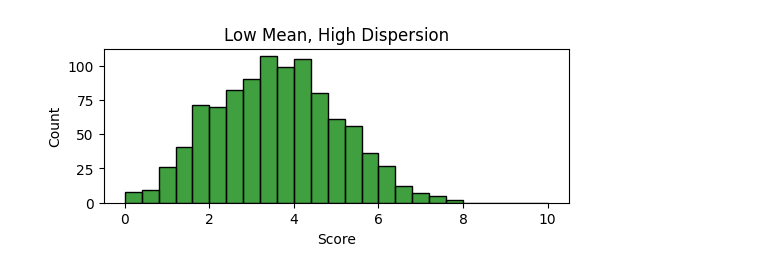
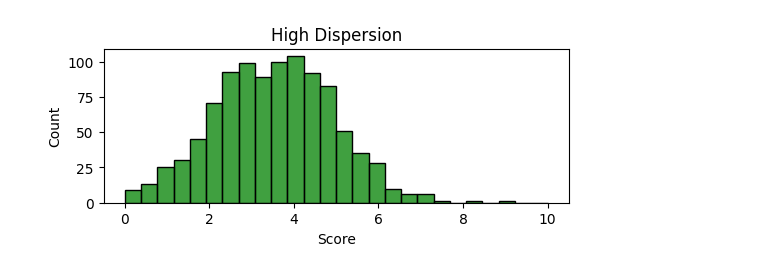
Before and after one commit to HassanAlgoz/AAI, a Jupyter notebook: draw/figure_dispersion.ipynb, the cells around one changed output. Drawn from its saved outputs; the diff is of its cells as text; code cells hidden in the pictures.

```diff
--- a/draw/figure_dispersion.ipynb
+++ b/draw/figure_dispersion.ipynb
@@ -21,15 +6,15 @@ ax.set(title="High Mean, Low Dispersion");
 # %%
 # Generate data
 scores = np.random.normal(
     loc=3.5,   # Mean               <<----- CHANGE THIS
     scale=1.5, # Standard Deviation <<----- CHANGE THIS
     size=1000  # Number of observations
 )
 df = pd.DataFrame(scores, columns=['Score'])
 
 # Plot
 fig, ax = plt.subplots(figsize=(6, 2))
 sns.histplot(df['Score'], binrange=(0, 10), color='green')
-ax.set(title="Low Mean, High Dispersion");
+ax.set(title="High Dispersion");
 # %% [output]
-[figure, old version]
+[figure, new version]
```
Also changed, not shown: parts of 4 cells of this notebook, 5 other files.
